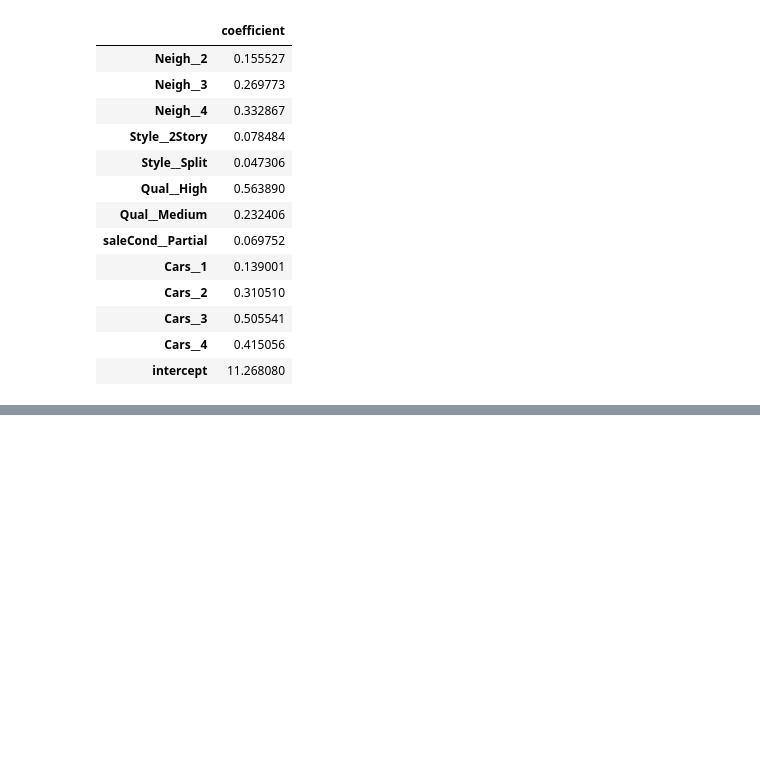
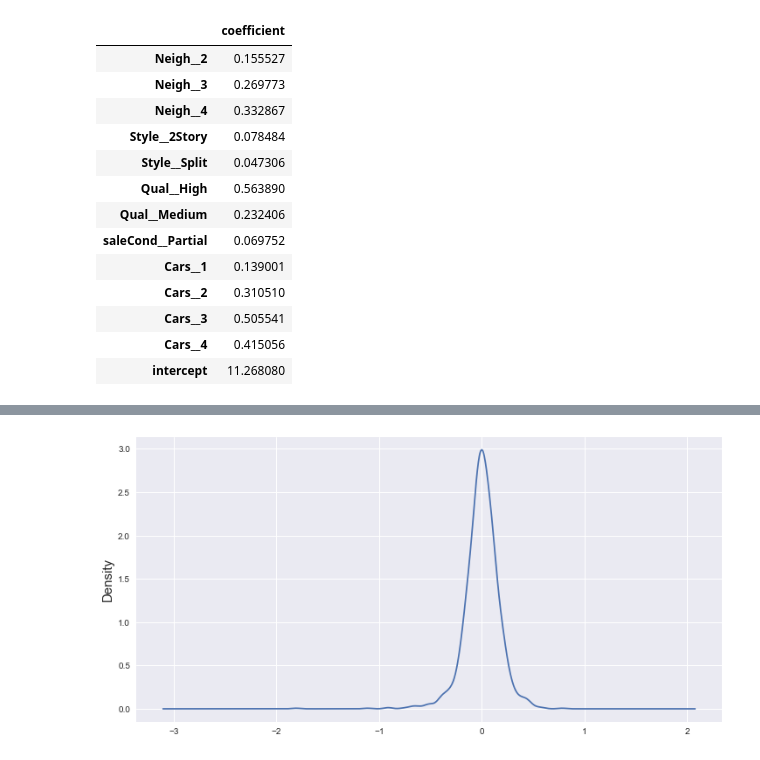
Before and after one commit to chun9men9/WIC_MLProject, a Jupyter notebook: Wing/Project_3_LinearRegression.ipynb, the cells around one changed output, grey strips where cells are left out. Cells and saved outputs as stored; diff of their text form; code cells hidden in the pictures; blank space fills up the shorter version.

```diff
--- a/Wing/Project_3_LinearRegression.ipynb
+++ b/Wing/Project_3_LinearRegression.ipynb
@@ -869,0 +1232,8 @@ Warnings:
+# %%
+#check for normality. Looks normal.
+plt.figure()
+
+results.resid.plot.density()
+plt.show()
+# %% [output]
+[figure, added]
```
Also changed, not shown: parts of 64 cells of this notebook.
